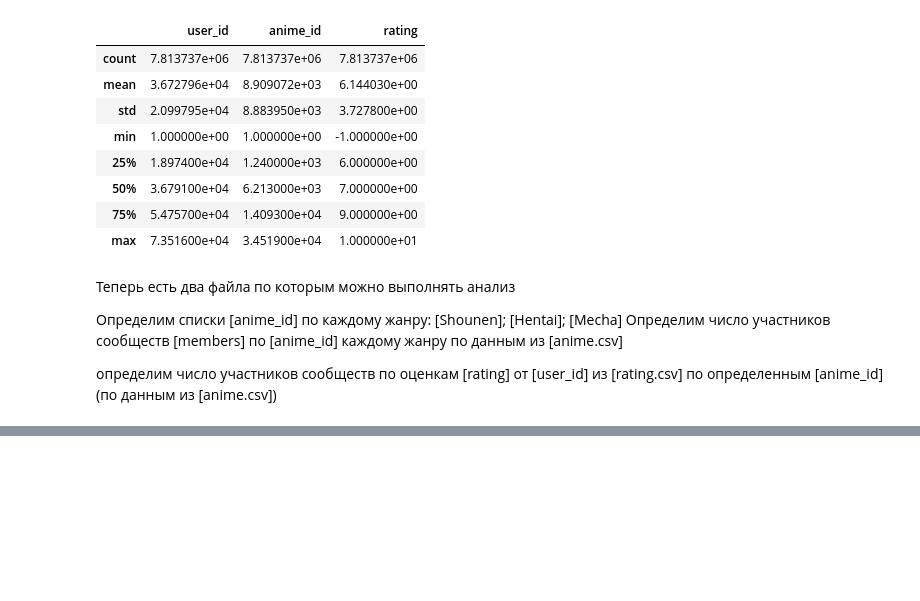
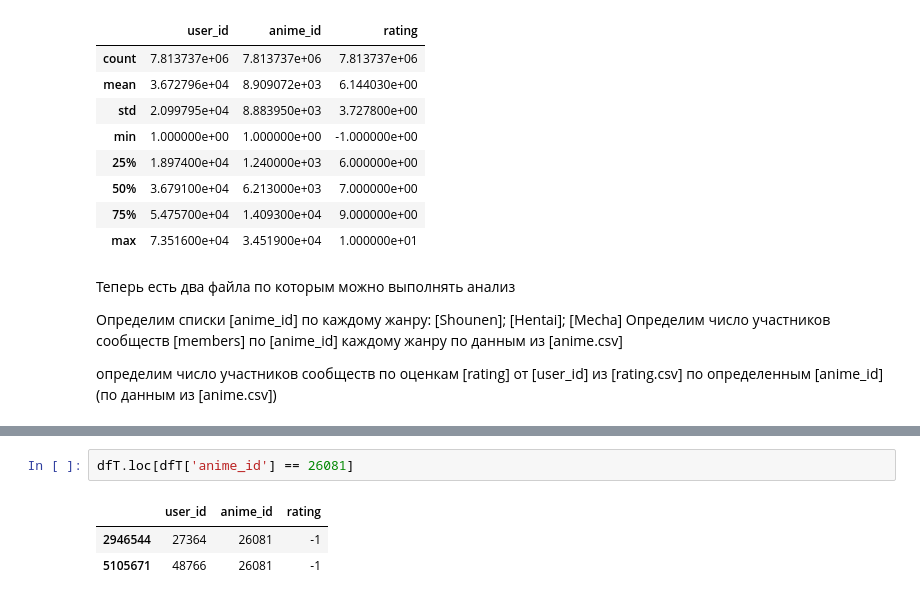
Before and after one commit to KirillSmirnov2/InnopolisStudentPublicRepository, a Jupyter notebook: HW3(dataset_from_HW2)_SmirnovKK.ipynb, the cells around one changed output, grey strips where cells are left out. Drawn from its saved outputs; the diff is of its cells as text; blank space fills up the shorter version.

```diff
--- a/HW3(dataset_from_HW2)_SmirnovKK.ipynb
+++ b/HW3(dataset_from_HW2)_SmirnovKK.ipynb
@@ -389,0 +408,6 @@ print(100//10)
+# %%
+dfT.loc[dfT['anime_id'] == 26081]
+# %% [output]
+|  | user_id | anime_id | rating |
+| 2946544 | 27364 | 26081 | -1 |
+| 5105671 | 48766 | 26081 | -1 |
```
Also changed, not shown: parts of 7 cells of this notebook.
